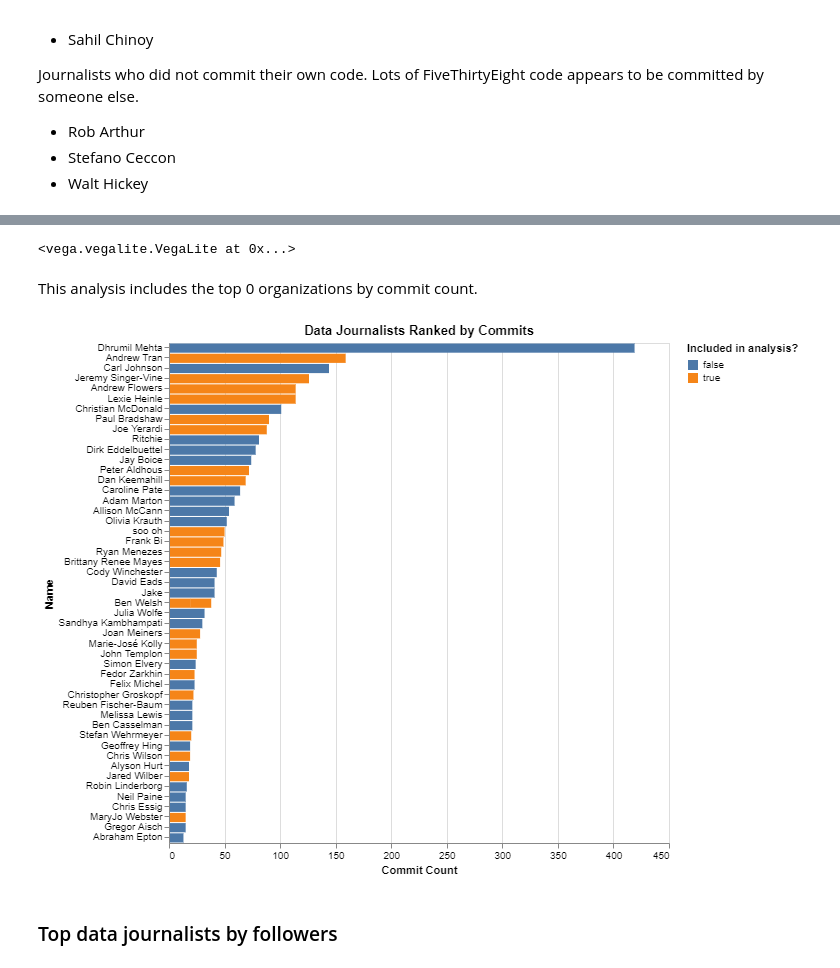
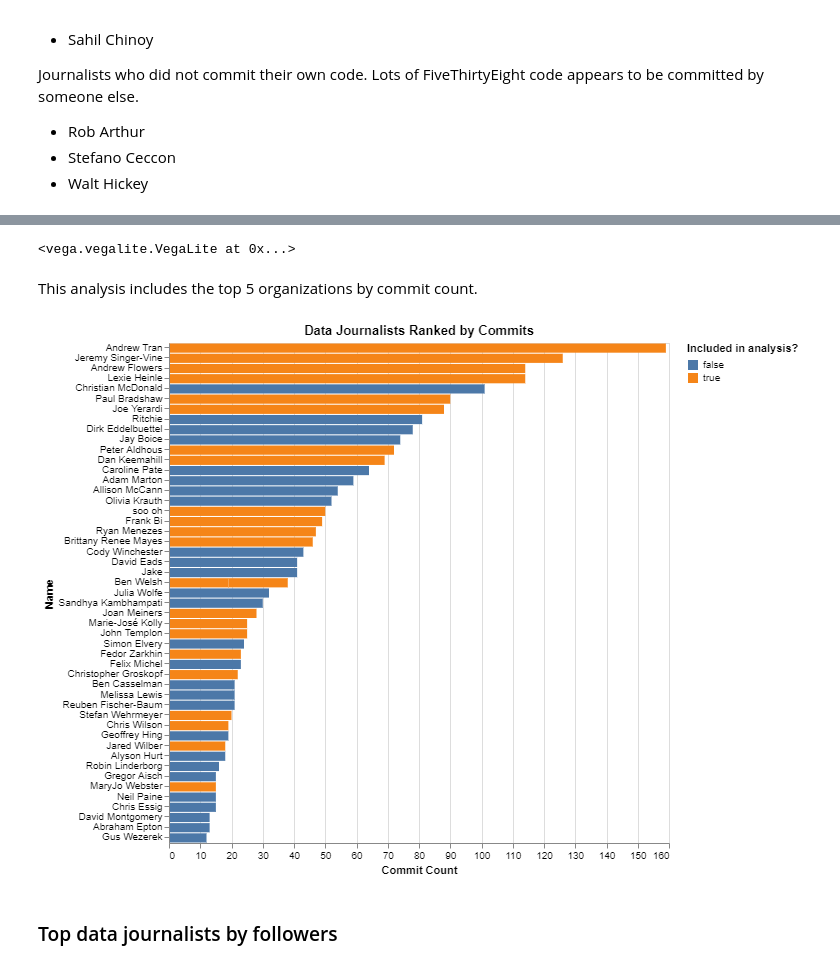
Before and after one commit to steve-kasica/table-scraps, a Jupyter notebook: summary.ipynb, the cells around one changed output, grey strips where cells are left out. Cells and saved outputs as stored; diff of their text form; code cells hidden in the pictures.

```diff
--- a/summary.ipynb
+++ b/summary.ipynb
@@ -487,15 +492,18 @@ Journalists who did not commit their own code. Lots of FiveThirtyEight code appe
 # %%
+blacklist = ['Dhrumil Mehta']
+
 displayCoverage(
-    df = dataJournalists,
+    df = dataJournalists[~dataJournalists.name.isin(blacklist)],
     title = 'Data Journalists Ranked by Commits',
     metric = 'commit',
     xlab = 'Commit Count',
-    ylab = 'Name'
+    ylab = 'Name',
+    ykind = 'people'
 )
 # %% [output]
 <vega.vegalite.VegaLite at 0x...>
-This analysis includes the top 0 organizations by commit count.
+This analysis includes the top 5 organizations by commit count.
-[figure, old version]
+[figure, new version]
 # %% [markdown]
 ### Top data journalists by followers
 # %%
```
Also changed, not shown: parts of 14 cells of this notebook, 6 other files.
